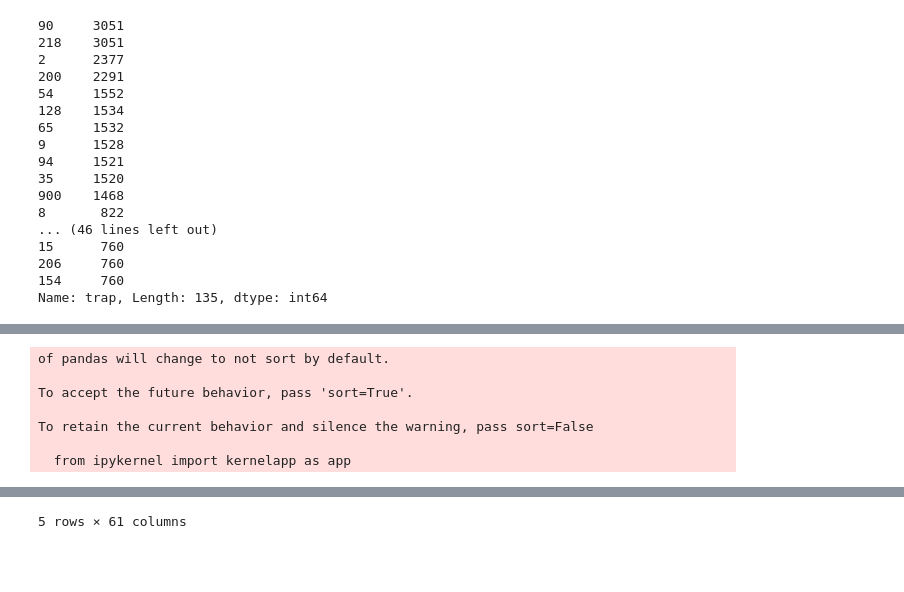
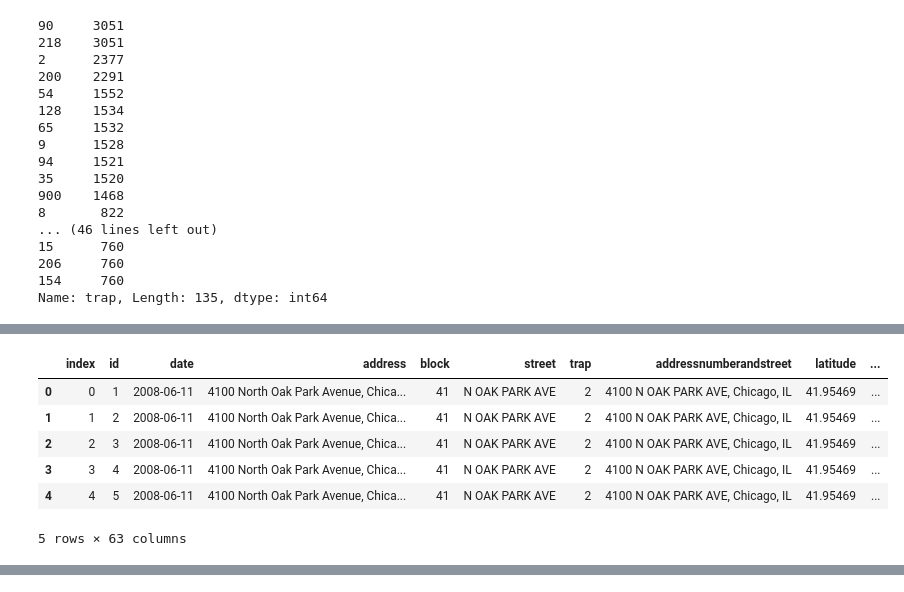
Before and after one commit to bryanco1966/Chicago_West_Nile, a Jupyter notebook: project_work/Exploratory Data Analysis Notebook.ipynb, the cells around one changed output, grey strips where cells are left out. Saved outputs shown, nothing was run; the diff lists cells and outputs as text; code cells hidden in the pictures; blank space fills up the shorter version.

```diff
--- a/project_work/Exploratory Data Analysis Notebook.ipynb
+++ b/project_work/Exploratory Data Analysis Notebook.ipynb
@@ -604,4 +646,7 @@ for i in distance_2008:
    results_2008.append(min(dists_2008))
 
 test_2008=pd.DataFrame(results_2008,columns = ['distance'])
+test_08 = test[test['year'] == 2008]
+test_08.reset_index(inplace = True)
+test_8 = pd.concat([test_08, test_2008], axis = 1)
 # %% [output]
@@ -642,4 +687,7 @@ for i in distance_2010:
    results_2010.append(min(dists_2010))
 
 test_2010=pd.DataFrame(results_2010,columns = ['distance'])
+test_10 = test[test['year'] == 2010]
+test_10.reset_index(inplace = True)
+test_0 = pd.concat([test_10, test_2010], axis = 1)
 # %% [output]
@@ -680,4 +728,7 @@ for i in distance_2012:
    results_2012.append(min(dists_2012))
 
 test_2012=pd.DataFrame(results_2012,columns = ['distance'])
+test_12 = test[test['year'] == 2012]
+test_12.reset_index(inplace = True)
+test_2 = pd.concat([test_12, test_2012], axis = 1)
 # %% [output]
@@ -718,4 +769,7 @@ for i in distance_2014:
    results_2014.append(min(dists_2014))
 
 test_2014=pd.DataFrame(results_2014,columns = ['distance'])
+test_14 = test[test['year'] == 2014]
+test_14.reset_index(inplace = True)
+test_4 = pd.concat([test_14, test_2014], axis = 1)
 # %% [output]
@@ -724,12 +778,12 @@ Wall time: 12min 43s
 # %%
-list = [test,test_2008, test_2010, test_2012, test_2014]
-test = pd.concat(list, axis = 0)
-test.head()
+list = [test_8, test_0, test_2, test_4]
+test_new = pd.concat(list, axis = 0)
+test_new.head()
 # %% [output]
+|  | index | id | date | address | block | street | trap | addressnumberandstreet | latitude | ... |
+| 0 | 0 | 1 | 2008-06-11 | 4100 North Oak Park Avenue, Chica... | 41 | N OAK PARK AVE | 2 | 4100 N OAK PARK AVE, Chicago, IL | 41.95469 | ... |
+| 1 | 1 | 2 | 2008-06-11 | 4100 North Oak Park Avenue, Chica... | 41 | N OAK PARK AVE | 2 | 4100 N OAK PARK AVE, Chicago, IL | 41.95469 | ... |
+| 2 | 2 | 3 | 2008-06-11 | 4100 North Oak Park Avenue, Chica... | 41 | N OAK PARK AVE | 2 | 4100 N OAK PARK AVE, Chicago, IL | 41.95469 | ... |
+| 3 | 3 | 4 | 2008-06-11 | 4100 North Oak Park Avenue, Chica... | 41 | N OAK PARK AVE | 2 | 4100 N OAK PARK AVE, Chicago, IL | 41.95469 | ... |
+| 4 | 4 | 5 | 2008-06-11 | 4100 North Oak Park Avenue, Chica... | 41 | N OAK PARK AVE | 2 | 4100 N OAK PARK AVE, Chicago, IL | 41.95469 | ... |
-of pandas will change to not sort by default.
-
-To accept the future behavior, pass 'sort=True'.
-
-To retain the current behavior and silence the warning, pass sort=False
-
-  from ipykernel import kernelapp as app
+5 rows × 63 columns
@@ -742 +789,0 @@ To retain the current behavior and silence the warning, pass sort=False
-5 rows × 61 columns
```
Also changed, not shown: parts of 23 cells of this notebook, 2 other files.
